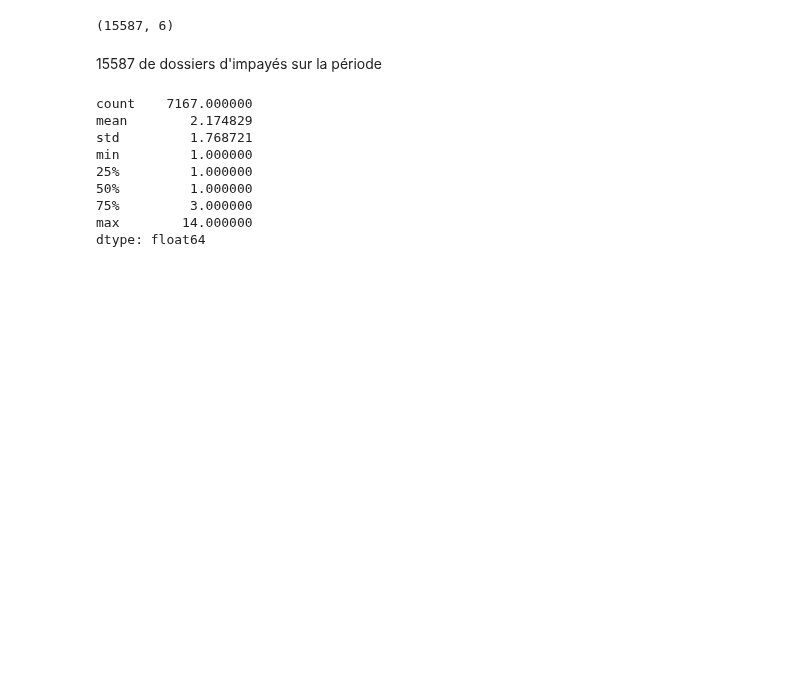
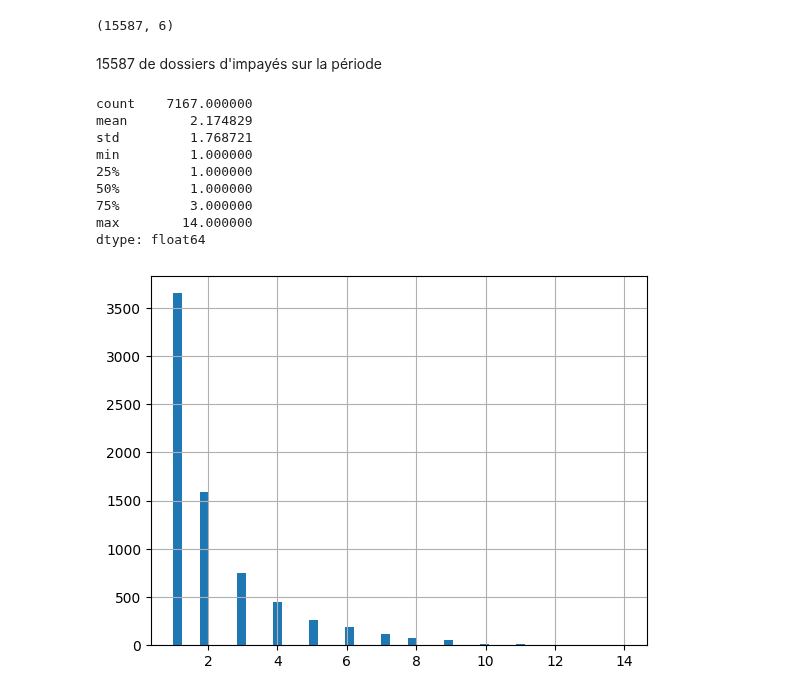
Before and after one commit to kellybourbon2/Alptis-churn-prediction, a Jupyter notebook: aggregation_impayes.ipynb, the cells around one changed output. Cells and saved outputs as stored; diff of their text form; code cells hidden in the pictures; blank space fills up the shorter version.

```diff
--- a/aggregation_impayes.ipynb
+++ b/aggregation_impayes.ipynb
@@ -59,3 +163,8 @@ min         1.000000
 75%         3.000000
 max        14.000000
 dtype: float64
+# %%
+freq_impayes.hist(bins=50)
+plt.show()
+# %% [output]
+[figure, added]
```
Also changed, not shown: parts of 6 cells of this notebook.
